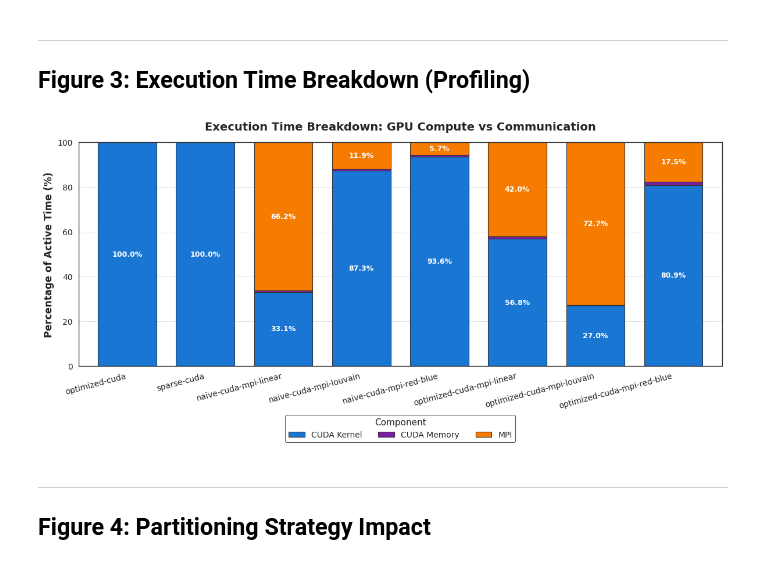
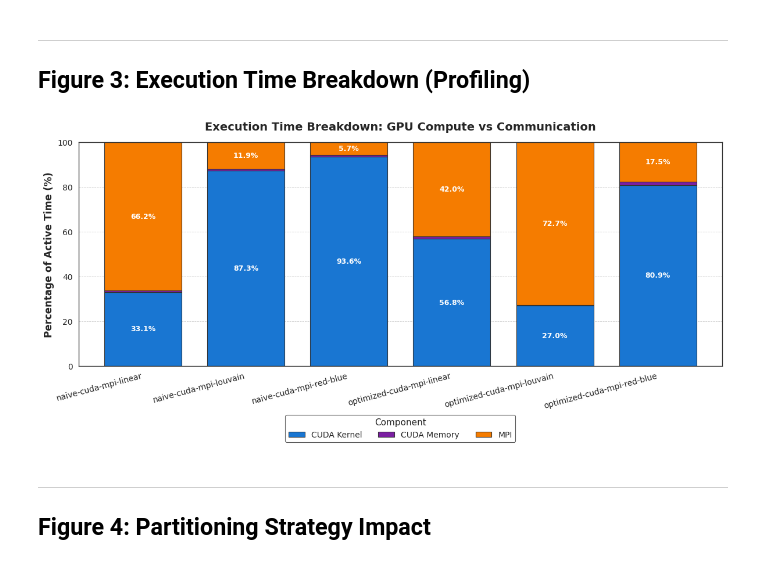
Before and after one commit to LipatJob/distributed-snp, a Jupyter notebook: paper_analysis_improved.ipynb, the cells around one changed output. Saved outputs shown, nothing was run; the diff lists cells and outputs as text; code cells hidden in the pictures.

```diff
--- a/paper_analysis_improved.ipynb
+++ b/paper_analysis_improved.ipynb
@@ -320,8 +320,6 @@ else:
 ## Figure 3: Execution Time Breakdown (Profiling)
 # %%
 nsys_impls = [
-    'optimized-cuda',
-    'sparse-cuda',
     'naive-cuda-mpi-linear',
     'naive-cuda-mpi-louvain',
     'naive-cuda-mpi-red-blue',
@@ -354,34 +352,34 @@ if breakdown_data:
 
     # Stacked bar chart
     df_pct.plot(kind='bar', stacked=True, ax=ax,
                color=[COMPONENT_COLORS['CUDA Kernel'],
                      COMPONENT_COLORS['CUDA Memory'],
                      COMPONENT_COLORS['MPI']],
                edgecolor='#333', linewidth=0.8, width=0.75)
 
     ax.set_xlabel('')
     ax.set_ylabel('Percentage of Active Time (%)', fontweight='bold')
     ax.set_title('Execution Time Breakdown: GPU Compute vs Communication',
                 pad=15, fontweight='bold', fontsize=14)
     ax.set_xticklabels(ax.get_xticklabels(), rotation=15, ha='right')
     ax.set_ylim([0, 100])
 
     # Add percentage labels
     for c in ax.containers:
         labels = [f'{v:.1f}%' if v > 5 else '' for v in c.datavalues]
         ax.bar_label(c, labels=labels, label_type='center', fontsize=9,
                     color='white', weight='bold')
 
     # Legend below
     ax.legend(title='Component', bbox_to_anchor=(0.5, -0.2),
              loc='upper center', frameon=True, ncol=3, edgecolor='#333')
 
     plt.tight_layout()
     plt.show()
 else:
     print("⚠ No profiling data available")
 # %% [output]
-[figure, old version]
+[figure, new version]
 # %% [markdown]
 ---
 ## Figure 4: Partitioning Strategy Impact
```
